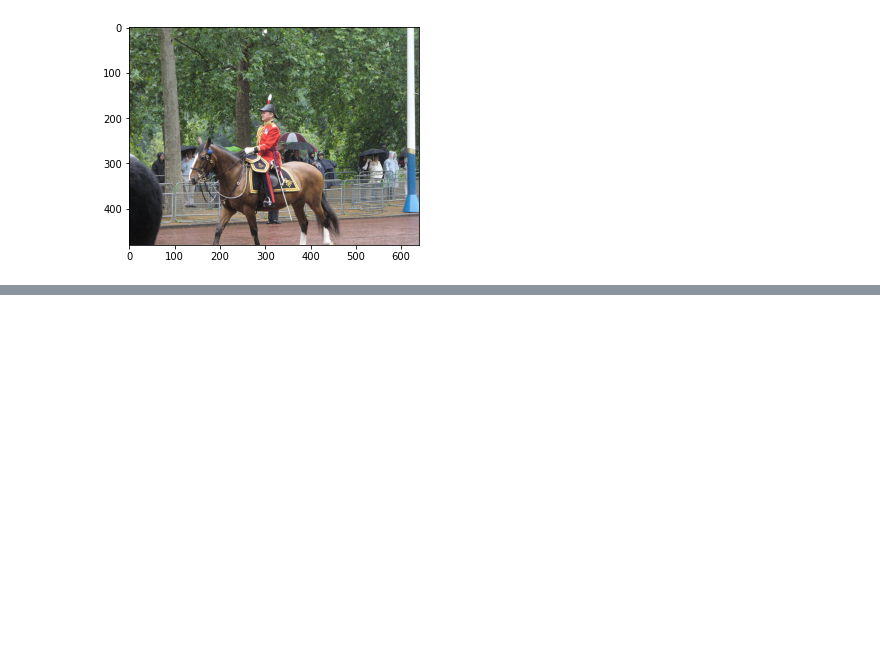
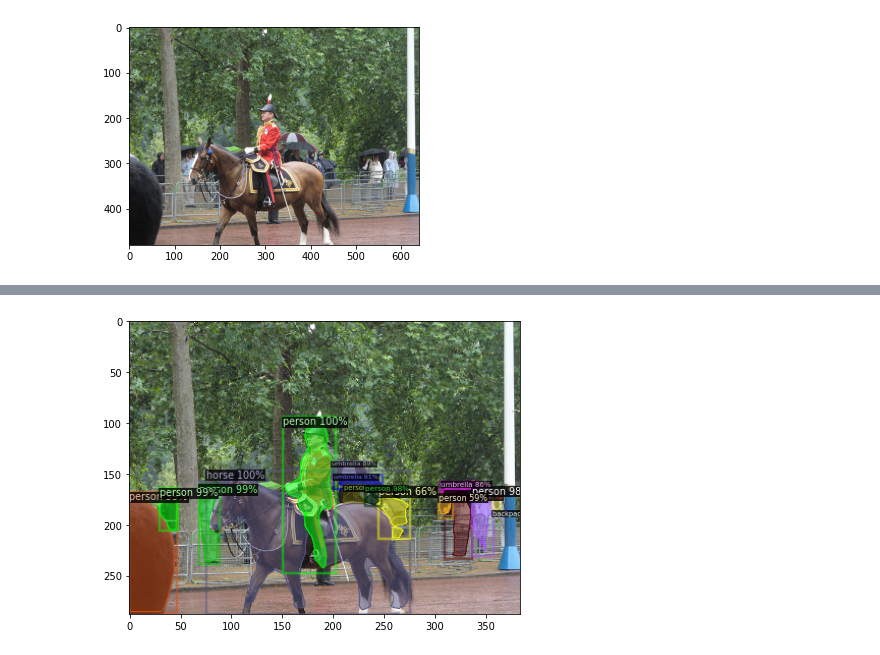
Before and after one commit to BenedictusAryo/Mask-RCNN_Detectron2, a Jupyter notebook: detectron2_practice.ipynb, the cells around one changed output, grey strips where cells are left out. Saved outputs shown, nothing was run; the diff lists cells and outputs as text; code cells hidden in the pictures; blank space fills up the shorter version.

```diff
--- a/detectron2_practice.ipynb
+++ b/detectron2_practice.ipynb
@@ -93,0 +101,3 @@ plt.imshow(img[...,::-1]);
+# %%
+# Since the model we use is inside the 'COCO-InstanceSegmentation' directory, add to variable
+mrcnn_model = "COCO-InstanceSegmentation/mask_rcnn_R_50_FPN_3x.yaml"
@@ -93,0 +112,15 @@ plt.imshow(img[...,::-1]);
+# %%
+# Create Model Configuration object
+cfg = get_cfg()
+
+# Add model architecture config, which we set earlier
+cfg.merge_from_file(model_zoo.get_config_file(mrcnn_model))
+
+# Load the model weights that we set earlier
+cfg.MODEL.WEIGHTS = model_zoo.get_checkpoint_url(mrcnn_model)
+
+# Set threshold for this model
+cfg.MODEL.ROI_HEADS.SCORE_THRESH_TEST = 0.5
+
+# Create Predictor for inference based on configuration set
+predictor = DefaultPredictor(cfg)
@@ -93,0 +135,3 @@ plt.imshow(img[...,::-1]);
+# %%
+# Predict the Instance segmentation of input image using predictor
+outputs = predictor(img)
@@ -93,0 +215,9 @@ plt.imshow(img[...,::-1]);
+# %%
+# Create metadata namespace which refer to the Train Dataset in the configuration files
+metadata = MetadataCatalog.get(cfg.DATASETS.TRAIN[0])
+
+# Now we can check for example class `17` is what class
+print('Class 17 is ', metadata.thing_classes[17])
+
+# Now we can check for example class `0` is what class
+print('Class 0 is ', metadata.thing_classes[0])
@@ -93,0 +234,12 @@ plt.imshow(img[...,::-1]);
+# %%
+# create viz object from `Visualizer`
+vis = Visualizer(img_rgb=img[...,::-1], metadata=metadata, scale=0.6) # Scale is the text size
+
+# Draw the prediction using `.draw_instance_prediction()` function
+out = vis.draw_instance_predictions(outputs['instances'].to('cpu'))
+
+# Show the image segmentation result
+plt.figure(figsize=(7,10))
+plt.imshow(out.get_image());
+# %% [output]
+[figure, added]
```
Also changed, not shown: parts of 17 cells of this notebook, 2 other files.
